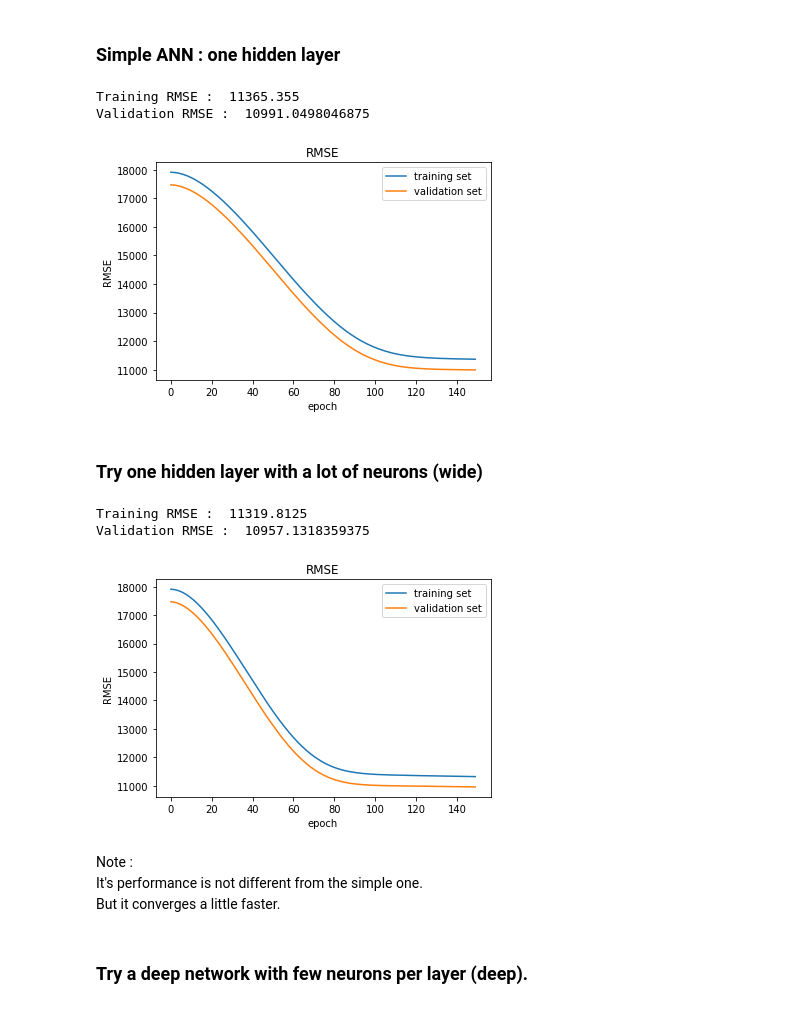
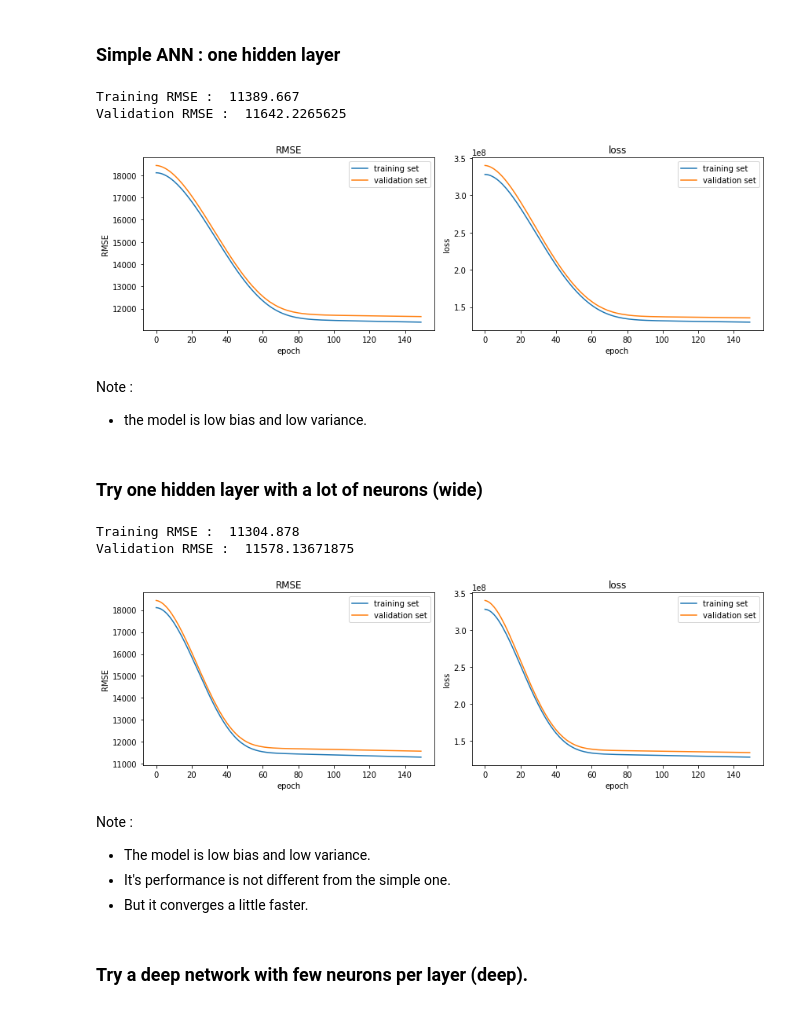
Before and after one commit to WoradeeKongthong/medical_cost_regression, a Jupyter notebook: 09_MedicalCost_ANN.ipynb, the cells around one changed output. Cells and saved outputs as stored; diff of their text form; code cells hidden in the pictures.

```diff
--- a/09_MedicalCost_ANN.ipynb
+++ b/09_MedicalCost_ANN.ipynb
@@ -152,35 +152,51 @@ Using TensorFlow backend.
 # %%
 # create the ANN
 regressor = Sequential()
 regressor.add(Dense(units=8,kernel_initializer='normal',activation='relu',input_dim=8))
 regressor.add(Dense(units=1,kernel_initializer='normal'))
 
 # compile the ANN
 regressor.compile(optimizer='adam', loss='mean_squared_error', metrics=[keras.metrics.RootMeanSquaredError()])
 
 # train the model with automatic varification dataset (training vs validation set)
 history = regressor.fit(X_train, y_train, validation_split=0.2, batch_size=10, epochs=150, verbose=0)
 
 # function for showing the evaluation of the model
 def evaluate_model(history):
   # print final metrics for training and validation sets
   print('Training RMSE : ', history.history['root_mean_squared_error'][-1])
   print('Validation RMSE : ', history.history['val_root_mean_squared_error'][-1])
 
+  fig= plt.figure(figsize=(12,4))
   # plot the model evaluation
+  fig.add_subplot(121)
   plt.plot(history.history['root_mean_squared_error'])
   plt.plot(history.history['val_root_mean_squared_error'])
   plt.title('RMSE')
   plt.ylabel('RMSE')
   plt.xlabel('epoch')
   plt.legend(['training set', 'validation set'], loc='upper right')
+
+  # plot the model loss
+  fig.add_subplot(122)
+  plt.plot(history.history['loss'])
+  plt.plot(history.history['val_loss'])
+  plt.title('loss')
+  plt.ylabel('loss')
+  plt.xlabel('epoch')
+  plt.legend(['training set', 'validation set'], loc='upper right')
+
+  fig.tight_layout()
   plt.show()
 
 evaluate_model(history)
 # %% [output]
-Training RMSE :  11365.355
-Validation RMSE :  10991.0498046875
+Training RMSE :  11389.667
+Validation RMSE :  11642.2265625
-[figure, old version]
+[figure, new version]
+# %% [markdown]
+Note :
+- the model is low bias and low variance.
 # %% [markdown]
 ### Try one hidden layer with a lot of neurons (wide)
 # %%
@@ -196,13 +212,14 @@ regressor.compile(optimizer='adam', loss='mean_squared_error', metrics=[keras.me
 history = regressor.fit(X_train, y_train, validation_split=0.2, batch_size=10, epochs=150, verbose=0)
 evaluate_model(history)
 # %% [output]
-Training RMSE :  11319.8125
-Validation RMSE :  10957.1318359375
+Training RMSE :  11304.878
+Validation RMSE :  11578.13671875
-[figure, old version]
+[figure, new version]
 # %% [markdown]
 Note :
-It's performance is not different from the simple one.
-But it converges a little faster.
+- The model is low bias and low variance.
+- It's performance is not different from the simple one.
+- But it converges a little faster.
 # %% [markdown]
 ### Try a deep network with few neurons per layer (deep).
 # %%
```
Also changed, not shown: parts of 10 cells of this notebook.
